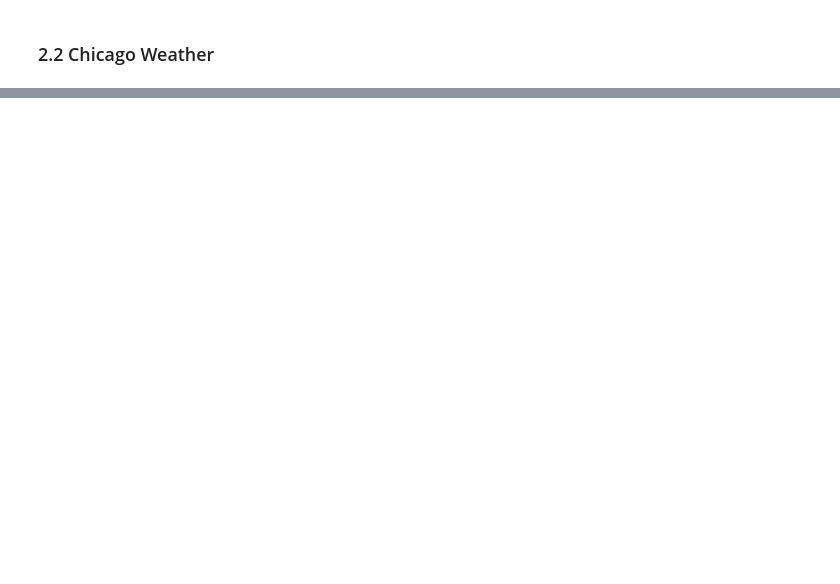
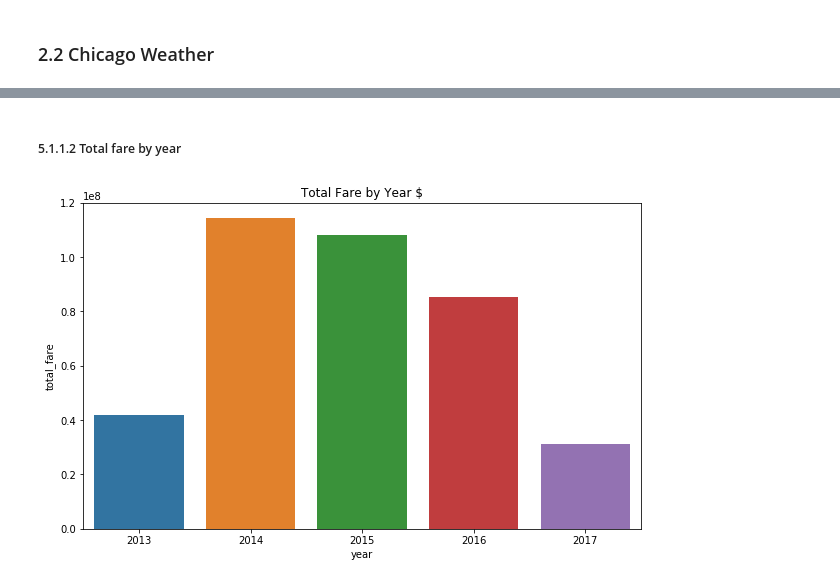
Before and after one commit to alvarofernandezmalagon/TFM-Taxi-Fare-Prediction, a Jupyter notebook: Scripts/final_eda.ipynb, the cells around one changed output, grey strips where cells are left out. Saved outputs shown, nothing was run; the diff lists cells and outputs as text; code cells hidden in the pictures; blank space fills up the shorter version.

```diff
--- a/Scripts/final_eda.ipynb
+++ b/Scripts/final_eda.ipynb
@@ -4,0 +40,5 @@ Cargamos datasets con información de admisiones a hospitales de enfermos de dia
+# %%
+sql = SQLContext(sc)
+# %%
+session = sql.sparkSession
+session
@@ -283,0 +610,2 @@ plt.show()
+# %%
+taxi_trips = session.read.parquet("../Data/taxi_df.parquet")
@@ -283,0 +616,7 @@ plt.show()
+# %%
+df_trips_year = taxi_trips.groupby(F.year("trip_start_timestamp").alias("year"))\
+                          .agg(F.count('taxi_id').alias('trips_number'),
+                               F.sum('fare').alias('total_fare'),
+                               F.sum('tips').alias('total_tips'),
+                               F.mean('tips').alias('tips_mean'))\
+                          .sort('year').toPandas()
@@ -283,0 +630,7 @@ plt.show()
+# %% [markdown]
+##### 5.1.1.2 Total fare by year
+# %%
+f, axes = plt.subplots( sharey=True, figsize=(10, 6))
+sns.barplot(x=df_trips_year["year"], y=df_trips_year['total_fare']).set_title('Total Fare by Year $');
+# %% [output]
+[figure, added]
```
Also changed, not shown: parts of 176 cells of this notebook, 2 other files.
